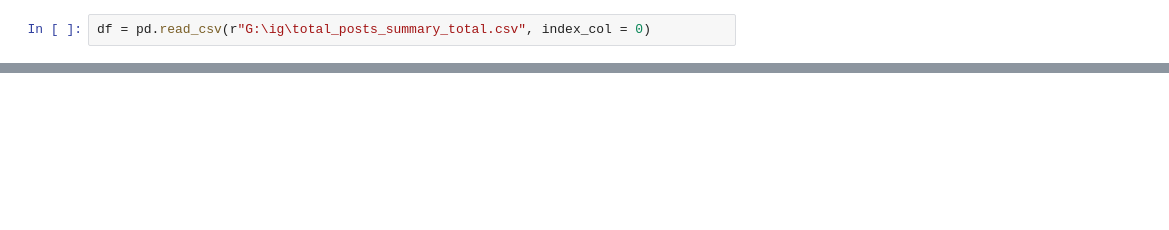
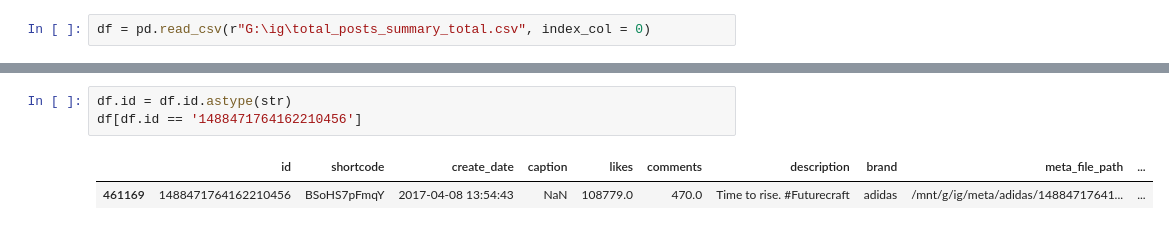
Before and after one commit to eyoy/collab_ig, a Jupyter notebook: data_creation.ipynb, the cells around one changed output, grey strips where cells are left out. Saved outputs shown, nothing was run; the diff lists cells and outputs as text; blank space fills up the shorter version.

```diff
--- a/data_creation.ipynb
+++ b/data_creation.ipynb
@@ -243,0 +261,6 @@ final
+# %%
+df.id = df.id.astype(str)
+df[df.id == '1488471764162210456']
+# %% [output]
+|  | id | shortcode | create_date | caption | likes | comments | description | brand | meta_file_path | ... |
+| 461169 | 1488471764162210456 | BSoHS7pFmqY | 2017-04-08 13:54:43 | NaN | 108779.0 | 470.0 | Time to rise. #Futurecraft | adidas | /mnt/g/ig/meta/adidas/14884717641... | ... |
```
Also changed, not shown: parts of 11 cells of this notebook.
